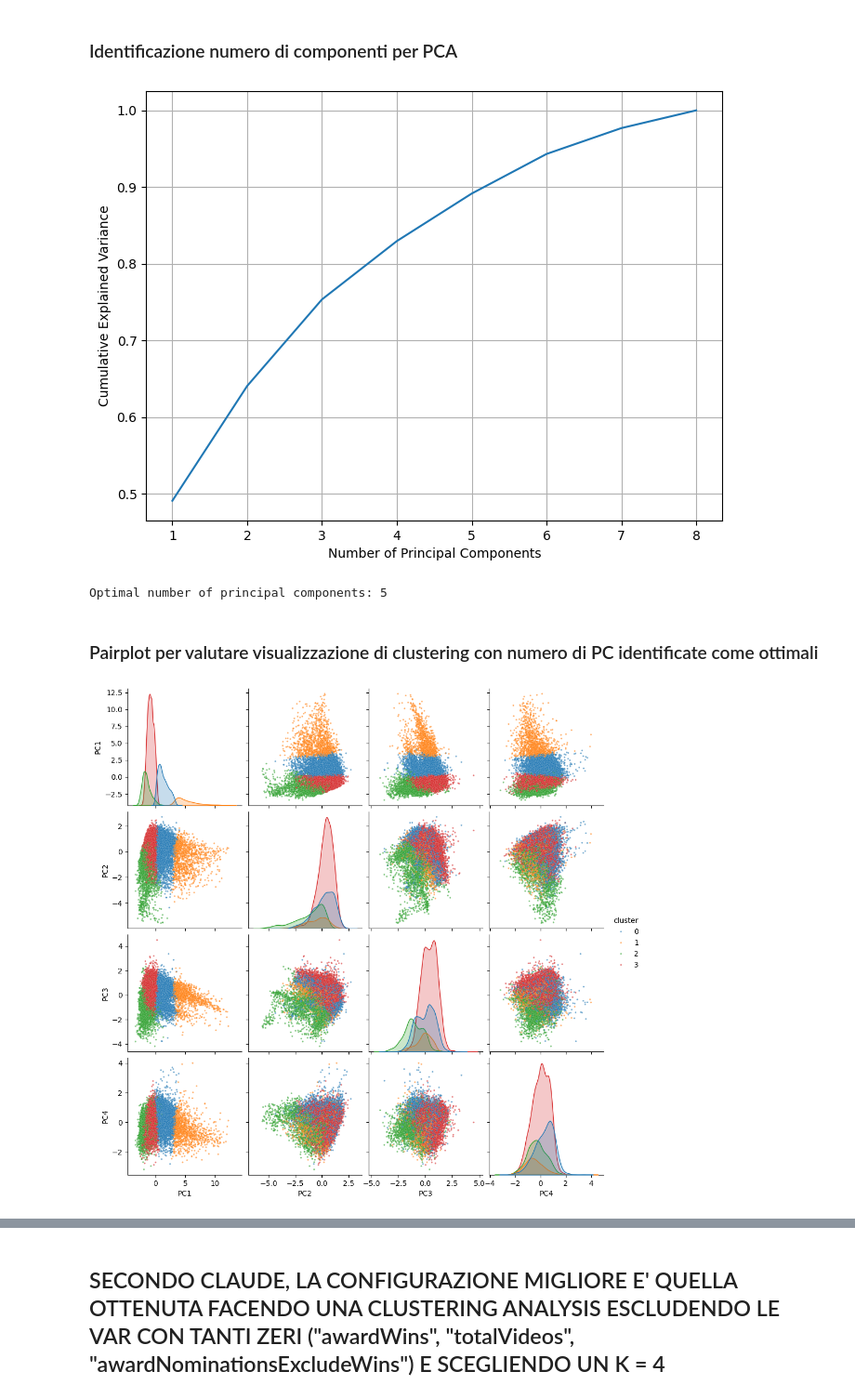
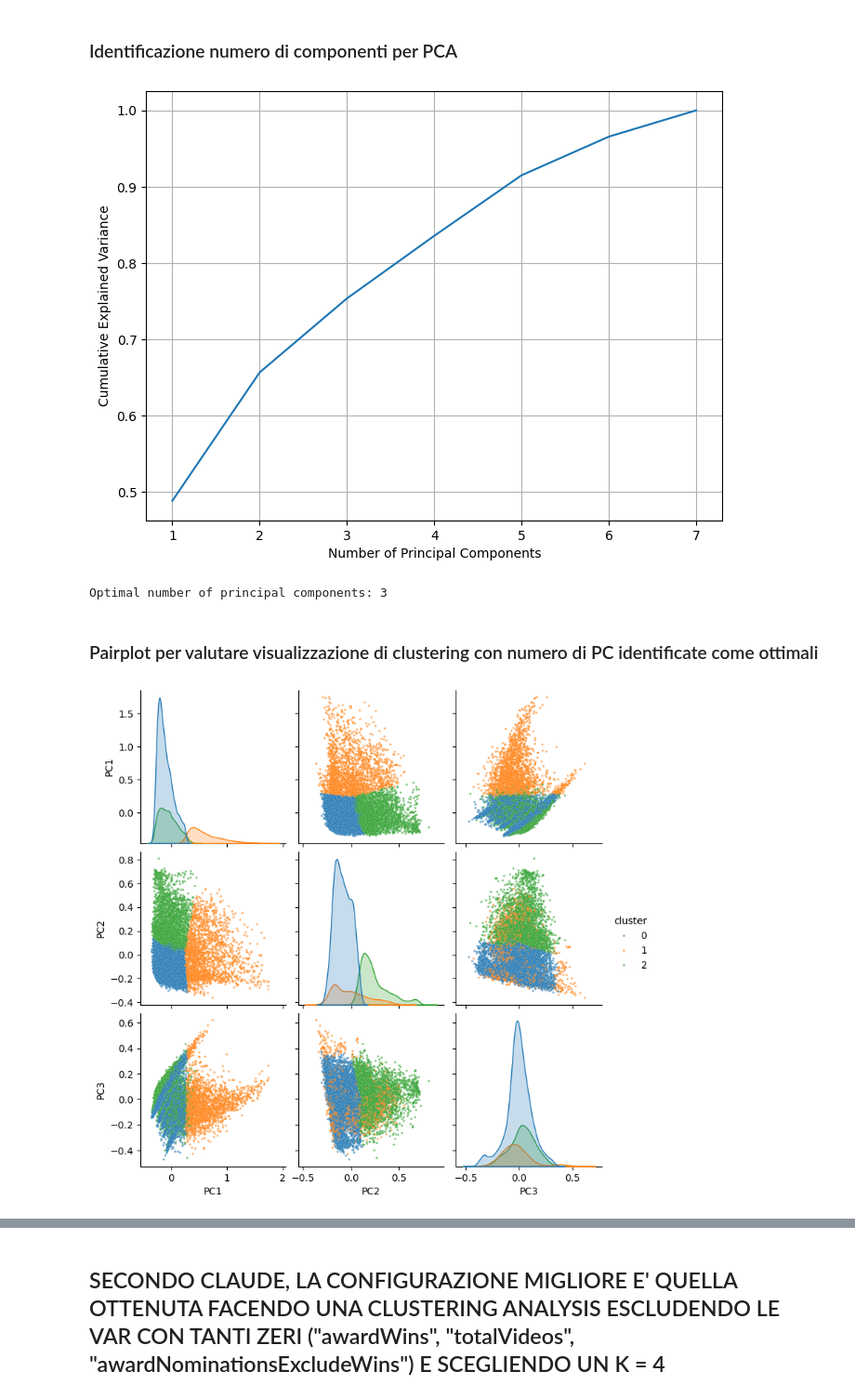
Before and after one commit to ChefBB/data_mining_1, a Jupyter notebook: code/clustering_k-means.ipynb, the cells around one changed output, grey strips where cells are left out. Shown: that part at 93% size. Cells and saved outputs as stored; diff of their text form; code cells hidden in the pictures.

```diff
--- a/code/clustering_k-means.ipynb
+++ b/code/clustering_k-means.ipynb
@@ -40,2 +45,4 @@ Index(['originalTitle', 'rating', 'startYear', 'endYear', 'runtimeMinutes',
+# %%
+pp_train = pp_train[pp_train["outlier"] != True]
 # %% [markdown]
 ### Definizione delle feature numeriche da usare per clustering
@@ -91,18 +88,18 @@ sse_list = []
 
 for k in range(2, 51):
     kmeans = KMeans(n_clusters=k, n_init=10, max_iter=100)
-    kmeans.fit(X_scal)
-    #kmeans.fit(X_minmax)
+    #kmeans.fit(X_scal)
+    kmeans.fit(X_minmax)
     sse_list.append(kmeans.inertia_)
 # %%
 sil_list = []
 
 for k in range(2, 51):
     kmeans = KMeans(n_clusters=k, n_init=10, max_iter=100)
-    kmeans.fit(X_scal)
-    #kmeans.fit(X_minmax)
-    sil_list.append(silhouette_score(X_scal, kmeans.labels_))
-    #sil_list.append(silhouette_score(X_minmax, kmeans.labels_))
+    #kmeans.fit(X_scal)
+    kmeans.fit(X_minmax)
+    #sil_list.append(silhouette_score(X_scal, kmeans.labels_))
+    sil_list.append(silhouette_score(X_minmax, kmeans.labels_))
 # %%
 fig, axs = plt.subplots(2)
 
@@ -122,11 +119,12 @@ plt.tight_layout()
 ### Inizializzazione modello
 # %%
 kmeans = KMeans(n_clusters=4, n_init=10, max_iter=100, random_state=94) #inizializziamo algoritmo, fit it per lavorare sull'exact data
-#iniziamo con 3 cluster, 10 iterations, random_state: allows to have the same result
+#random_state: allows to have the same result
 
-clusters = kmeans.fit_predict(X_scal)
-#kmeans.fit(X_minmax)
-#kmeans.fit(D_scaled) #---> numpy array di mixed matrix tra distanze di var numeriche e var binarie (per configurazione vedere drive)
+#clusters = kmeans.fit_predict(X_scal)
+clusters = kmeans.fit_predict(X_minmax)
+
+# è stato fatto anche tentativo mixed distances (c'è nb a parte) ---> numpy array di mixed matrix tra distanze di var numeriche e var binarie (per configurazione vedere drive)
 # %% [markdown]
 ### Visualizzazione cluster
 #### ---> per selezionare le feature da mettere sugli assi, chat dice di valutare la correlation matrix
@@ -171,9 +170,14 @@ from sklearn.preprocessing import StandardScaler
 
 def visualize_pca_components(df):
     # Select clustering variables ----------------------------------------------------->   'awardWins', 'totalVideos', 'awardNominationsExcludeWins',
-    features = ['startYear','fill_runtimeMinutes',  'numVotes',
-                'totalImages',  'totalCredits', 'criticReviewsTotal',
-                'numRegions', 'userReviewsTotal']
+    features = ["startYear",
+                    "numVotes",
+                    "totalCredits",
+                    "numRegions",
+                    "userReviewsTotal",
+                    # 'totalNominations',
+                    'totalMedia',
+                    "criticReviewsTotal"]
     X = df[features]
 
     # Apply log transformation to handle skewness
@@ -204,7 +208,7 @@ visualize_pca_components(pp_train)
 
 # plt.savefig('C:\\Users\\Gagia\\Desktop\\progetto DM\\report_data_semantics\\plots\\pca_kmeans.png')
 # %% [output]
-[figure, old version]
+[figure, new version]
 # %%
 import numpy as np
 import pandas as pd
@@ -213,9 +217,14 @@ import matplotlib.pyplot as plt
 
 def determine_pca_components(df):
     # Select clustering variables ------------------------------------------------->
-    features = ['awardWins', 'totalVideos', 'awardNominationsExcludeWins','startYear', 'fill_runtimeMinutes', 'numVotes',
-                'totalImages', 'totalCredits', 'criticReviewsTotal',
-                'numRegions', 'userReviewsTotal']
+    features = ["startYear",
+                    "numVotes",
+                    "totalCredits",
+                    "numRegions",
+                    "userReviewsTotal",
+                    # 'totalNominations',
+                    'totalMedia',
+                    "criticReviewsTotal"]
     X = df[features]
 
     # Apply log transformation to handle skewness
@@ -244,7 +253,7 @@ pp_train = pd.read_csv('pp_train.csv')
 optimal_components = determine_pca_components(pp_train)
 print(f"Optimal number of principal components: {optimal_components}")
 # %% [output]
-Optimal number of principal components: 5
+Optimal number of principal components: 3
 # %% [markdown]
 ### Pairplot per valutare visualizzazione di clustering con numero di PC identificate come ottimali
 # %%
@@ -268,7 +277,8 @@ def plot_pca_kmeans(df, features, n_components=5, n_clusters=4):
     # Preprocessamento: Log-transform e scaling
     X = df[features].copy()
     X = np.log1p(X)  # Log-transform
-    scaler = StandardScaler()
+    scaler = MinMaxScaler()
+    # scaler = StandardScaler()
     X_scaled = scaler.fit_transform(X)
 
     # Applica PCA
@@ -286,36 +296,41 @@ def plot_pca_kmeans(df, features, n_components=5, n_clusters=4):
     # Aggiungi i cluster come colonna al DataFrame delle componenti principali
     pca_df['cluster'] = clusters
 
     # Visualizza un pairplot delle prime 3 componenti principali colorate per cluster
     # sns.pairplot(
     #     data=pca_df,
     #     vars=["PC1", "PC2", "PC3", "PC4"],  #-------------------------------------------->
     #     hue="Cluster",               # Colora in base ai cluster
     #     diag_kind="kde",             # Distribuzione kernel sulle diagonali
     #     palette="tab10"              # Palette di colori per i cluster
     # )
     sns.pairplot(
         data=pca_df,
-        vars=["PC1", "PC2", "PC3", "PC4"],
+        vars=["PC1", "PC2", 'PC3'],
         hue="cluster",
         diag_kind="kde",
         palette="tab10",
         plot_kws={"s": 5, "alpha": 0.6, 'linewidth':0.1},
     )
 
     plt.show()
 
 # Esempio di utilizzo ----------------------------------------------------------------->  "awardWins", "totalVideos", "awardNominationsExcludeWins",
 features = [
-   "startYear",  "numVotes", "totalImages",
-    "totalCredits", "criticReviewsTotal",
-    "numRegions", "userReviewsTotal", "fill_runtimeMinutes"
+                    "startYear",
+                    "numVotes",
+                    "totalCredits",
+                    "numRegions",
+                    "userReviewsTotal",
+                    # 'totalNominations',
+                    'totalMedia',
+                    "criticReviewsTotal"
 ]
 
 # Supponendo che il DataFrame originale sia chiamato `df`
-plot_pca_kmeans(pp_train, features, n_components=4, n_clusters=4) #-------------------------------------->giocare un po' con questi parametri
+plot_pca_kmeans(pp_train, features, n_components=3, n_clusters=3) #-------------------------------------->giocare un po' con questi parametri
 
 
 # plt.savefig('C:\\Users\\Gagia\\Desktop\\progetto DM\\report_data_semantics\\plots\\pairplot_kmeans.png')
 # %% [output]
-[figure, old version]
+[figure, new version]
```
Also changed, not shown: parts of 12 cells of this notebook.
